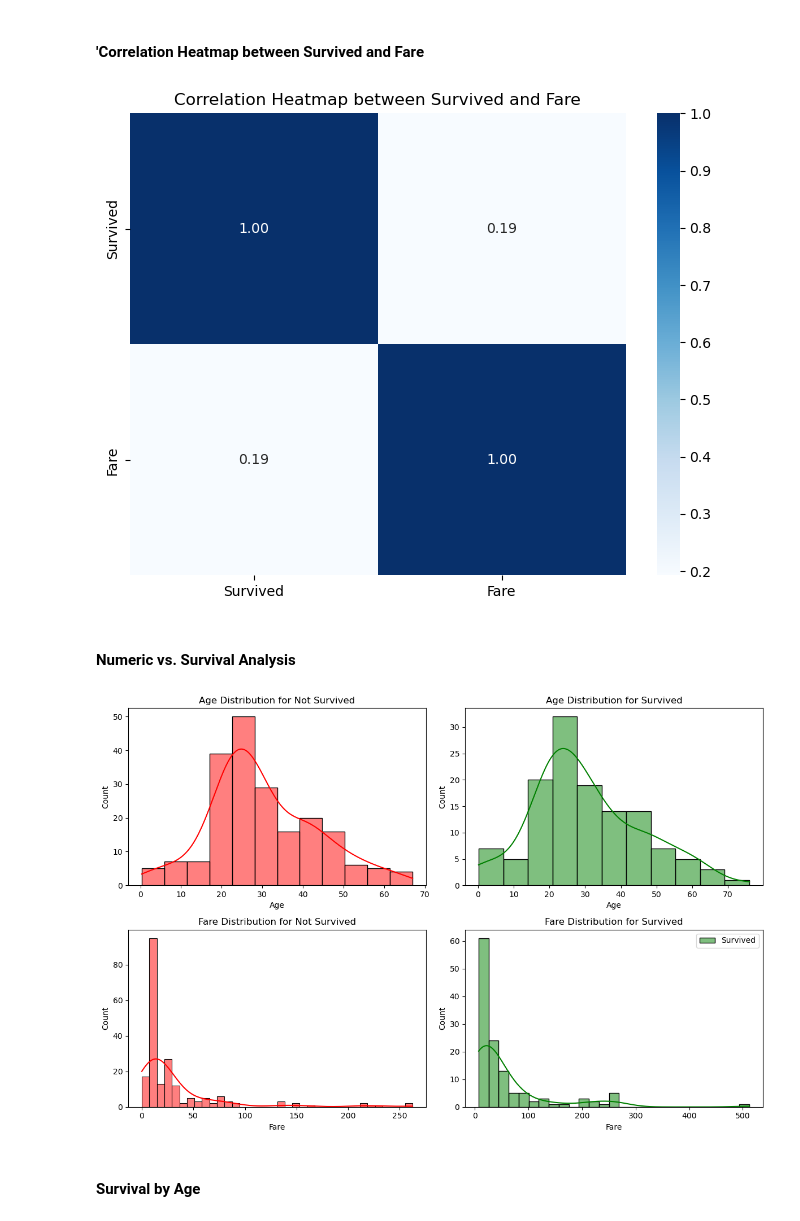
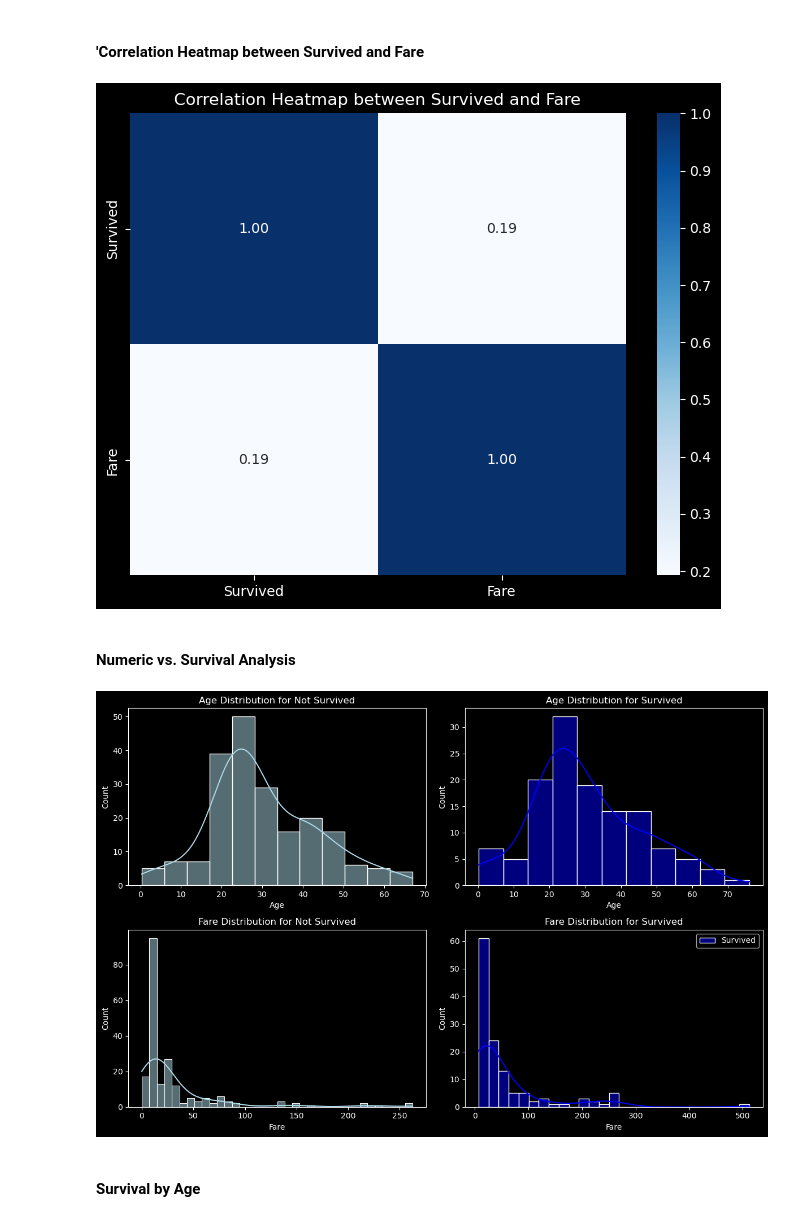
Before and after one commit to marwa9975/CODSOFT_DS01_Titanic-Survival-Prediction, a Jupyter notebook: index.ipynb, the cells around one changed output. Saved outputs shown, nothing was run; the diff lists cells and outputs as text; code cells hidden in the pictures.

```diff
--- a/index.ipynb
+++ b/index.ipynb
@@ -226,7 +230,7 @@ dp.check_duplicates_in_column('PassengerId')
 numerical_columns = ['Survived', 'Pclass', 'Age', 'SibSp', 'Fare']
 # %%
 # # Set the plot style to a dark theme
-# plt.style.use('dark_background')
+plt.style.use('dark_background')
 # Define a custom color palette with darker shades of blue
 custom_palette = sns.color_palette("Blues_d")
 sns.set_palette(custom_palette)
@@ -362,21 +366,29 @@ sns.heatmap(correlation_matrix, annot=True, cmap='Blues', fmt='.2f')
 plt.title('Correlation Heatmap between Survived and Fare')
 plt.show()
 # %% [output]
-[figure, old version]
+[figure, new version]
 # %% [markdown]
 #### Numeric vs. Survival Analysis
 # %%
 # Numeric vs. Survival Analysis
+# Create a 2x2 grid of subplots to visualize the distributions
 fig, axes = plt.subplots(2, 2, figsize=(12, 8))
-sns.histplot(df[df['Survived'] == 0]['Age'], kde=True, ax=axes[0, 0], color='red', label='Not Survived').set_title('Age Distribution for Not Survived')
-sns.histplot(df[df['Survived'] == 1]['Age'], kde=True, ax=axes[0, 1], color='green', label='Survived').set_title('Age Distribution for Survived')
-sns.histplot(df[df['Survived'] == 0]['Fare'], kde=True, ax=axes[1, 0], color='red', label='Not Survived').set_title('Fare Distribution for Not Survived')
-sns.histplot(df[df['Survived'] == 1]['Fare'], kde=True, ax=axes[1, 1], color='green', label='Survived').set_title('Fare Distribution for Survived')
+# Plot the Age distribution for passengers who did not survive (Not Survived)
+sns.histplot(df[df['Survived'] == 0]['Age'], kde=True, ax=axes[0, 0], color='lightblue', label='Not Survived').set_title('Age Distribution for Not Survived')
+# Plot the Age distribution for passengers who survived (Survived)
+sns.histplot(df[df['Survived'] == 1]['Age'], kde=True, ax=axes[0, 1], color='blue', label='Survived').set_title('Age Distribution for Survived')
+# Plot the Fare distribution for passengers who did not survive (Not Survived)
+sns.histplot(df[df['Survived'] == 0]['Fare'], kde=True, ax=axes[1, 0], color='lightblue', label='Not Survived').set_title('Fare Distribution for Not Survived')
+# Plot the Fare distribution for passengers who survived (Survived)
+sns.histplot(df[df['Survived'] == 1]['Fare'], kde=True, ax=axes[1, 1], color='blue', label='Survived').set_title('Fare Distribution for Survived')
+# Add a legend
 plt.legend()
+# Adjust layout for a better display
 plt.tight_layout()
+# Show the plots
 plt.show()
 # %% [output]
-[figure, old version]
+[figure, new version]
 # %% [markdown]
 #### Survival by Age
 # %%
```
Also changed, not shown: parts of 12 cells of this notebook, 1 other file.
